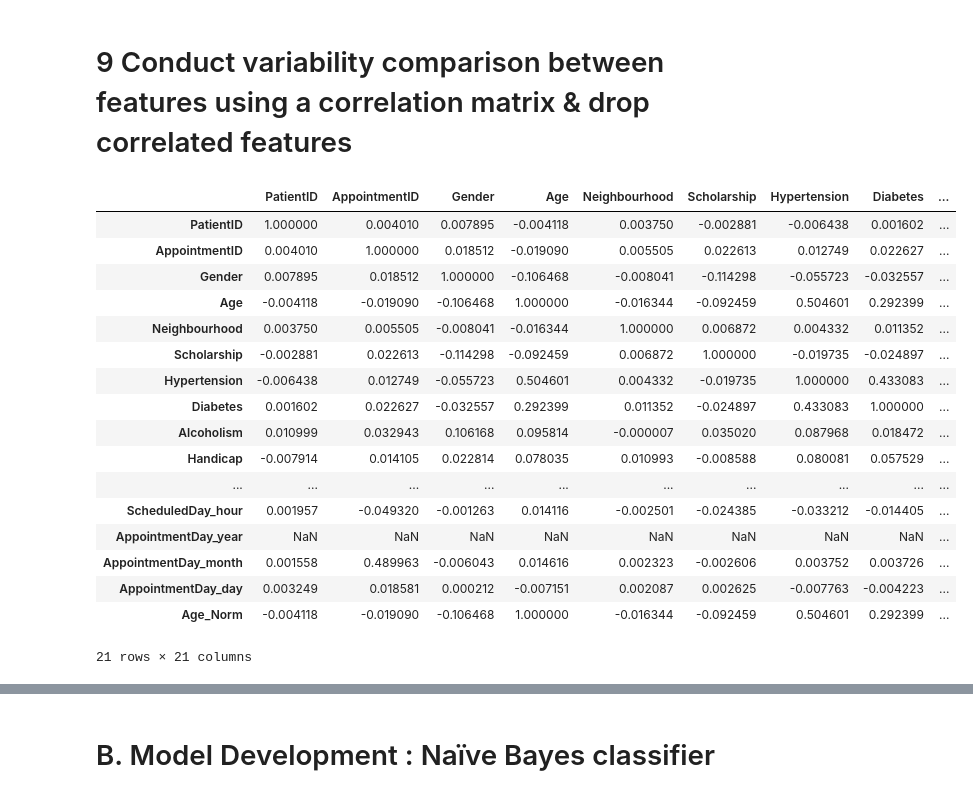
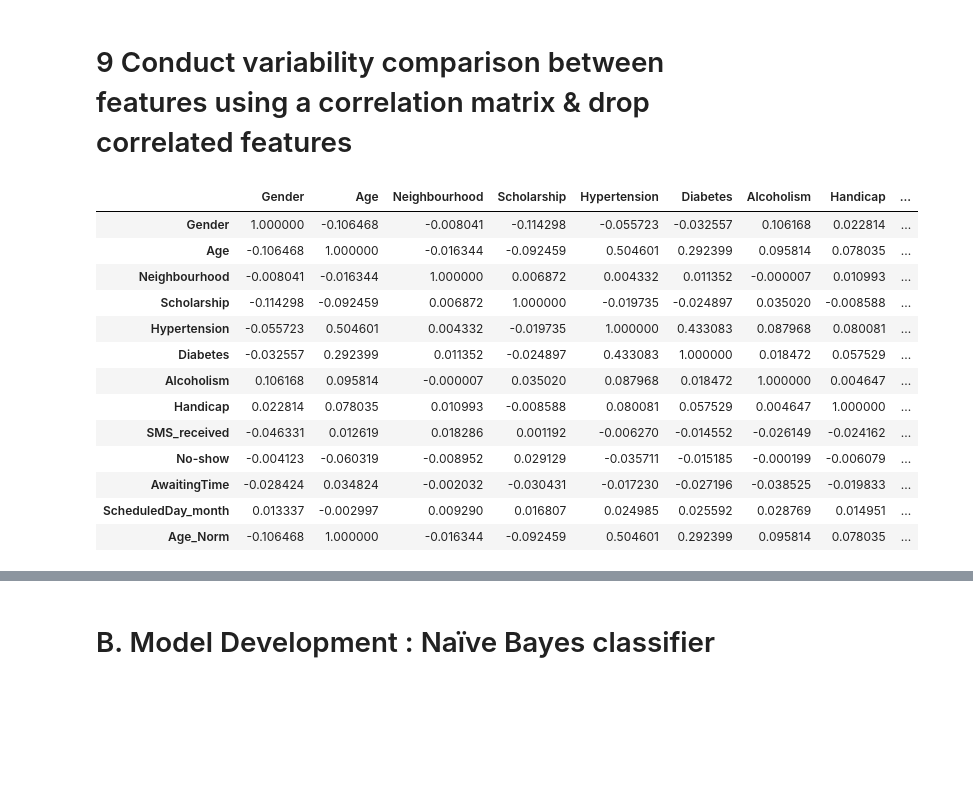
Before and after one commit to Liuyi95/IAI5101_Assignment1, a Jupyter notebook: Assignment1.ipynb, the cells around one changed output, grey strips where cells are left out. Cells and saved outputs as stored; diff of their text form; code cells hidden in the pictures; blank space fills up the shorter version.

Commit message:
All part, there are some error in part C 3 and 4, fix it tomorrow. For part A, some answer need to fix, like boxplot to show ourlier

```diff
--- a/Assignment1.ipynb
+++ b/Assignment1.ipynb
@@ -358,24 +367,23 @@ data.describe()
 # %% [markdown]
 # 9 Conduct variability comparison between features using a correlation matrix & drop correlated features
 # %%
-corr_matrix = data.corr()
+# Calculate the correlation matrix
+data_selected = data.drop(['PatientID', 'AppointmentID', 'ScheduledDay_year', 'ScheduledDay_day', 'ScheduledDay_hour',
+                           'AppointmentDay_year', 'AppointmentDay_month', 'AppointmentDay_day'], axis = 'columns')
+corr_matrix = data_selected.corr()
 corr_matrix
 # %% [output]
-|  | PatientID | AppointmentID | Gender | Age | Neighbourhood | Scholarship | Hypertension | Diabetes | ... |
-| PatientID | 1.000000 | 0.004010 | 0.007895 | -0.004118 | 0.003750 | -0.002881 | -0.006438 | 0.001602 | ... |
-| AppointmentID | 0.004010 | 1.000000 | 0.018512 | -0.019090 | 0.005505 | 0.022613 | 0.012749 | 0.022627 | ... |
-| Gender | 0.007895 | 0.018512 | 1.000000 | -0.106468 | -0.008041 | -0.114298 | -0.055723 | -0.032557 | ... |
-| Age | -0.004118 | -0.019090 | -0.106468 | 1.000000 | -0.016344 | -0.092459 | 0.504601 | 0.292399 | ... |
-| Neighbourhood | 0.003750 | 0.005505 | -0.008041 | -0.016344 | 1.000000 | 0.006872 | 0.004332 | 0.011352 | ... |
-| Scholarship | -0.002881 | 0.022613 | -0.114298 | -0.092459 | 0.006872 | 1.000000 | -0.019735 | -0.024897 | ... |
-| Hypertension | -0.006438 | 0.012749 | -0.055723 | 0.504601 | 0.004332 | -0.019735 | 1.000000 | 0.433083 | ... |
-| Diabetes | 0.001602 | 0.022627 | -0.032557 | 0.292399 | 0.011352 | -0.024897 | 0.433083 | 1.000000 | ... |
-| Alcoholism | 0.010999 | 0.032943 | 0.106168 | 0.095814 | -0.000007 | 0.035020 | 0.087968 | 0.018472 | ... |
-| Handicap | -0.007914 | 0.014105 | 0.022814 | 0.078035 | 0.010993 | -0.008588 | 0.080081 | 0.057529 | ... |
-| ... | ... | ... | ... | ... | ... | ... | ... | ... | ... |
-| ScheduledDay_hour | 0.001957 | -0.049320 | -0.001263 | 0.014116 | -0.002501 | -0.024385 | -0.033212 | -0.014405 | ... |
-| AppointmentDay_year | NaN | NaN | NaN | NaN | NaN | NaN | NaN | NaN | ... |
-| AppointmentDay_month | 0.001558 | 0.489963 | -0.006043 | 0.014616 | 0.002323 | -0.002606 | 0.003752 | 0.003726 | ... |
-| AppointmentDay_day | 0.003249 | 0.018581 | 0.000212 | -0.007151 | 0.002087 | 0.002625 | -0.007763 | -0.004223 | ... |
-| Age_Norm | -0.004118 | -0.019090 | -0.106468 | 1.000000 | -0.016344 | -0.092459 | 0.504601 | 0.292399 | ... |
+|  | Gender | Age | Neighbourhood | Scholarship | Hypertension | Diabetes | Alcoholism | Handicap | ... |
+| Gender | 1.000000 | -0.106468 | -0.008041 | -0.114298 | -0.055723 | -0.032557 | 0.106168 | 0.022814 | ... |
+| Age | -0.106468 | 1.000000 | -0.016344 | -0.092459 | 0.504601 | 0.292399 | 0.095814 | 0.078035 | ... |
+| Neighbourhood | -0.008041 | -0.016344 | 1.000000 | 0.006872 | 0.004332 | 0.011352 | -0.000007 | 0.010993 | ... |
+| Scholarship | -0.114298 | -0.092459 | 0.006872 | 1.000000 | -0.019735 | -0.024897 | 0.035020 | -0.008588 | ... |
+| Hypertension | -0.055723 | 0.504601 | 0.004332 | -0.019735 | 1.000000 | 0.433083 | 0.087968 | 0.080081 | ... |
+| Diabetes | -0.032557 | 0.292399 | 0.011352 | -0.024897 | 0.433083 | 1.000000 | 0.018472 | 0.057529 | ... |
+| Alcoholism | 0.106168 | 0.095814 | -0.000007 | 0.035020 | 0.087968 | 0.018472 | 1.000000 | 0.004647 | ... |
+| Handicap | 0.022814 | 0.078035 | 0.010993 | -0.008588 | 0.080081 | 0.057529 | 0.004647 | 1.000000 | ... |
+| SMS_received | -0.046331 | 0.012619 | 0.018286 | 0.001192 | -0.006270 | -0.014552 | -0.026149 | -0.024162 | ... |
+| No-show | -0.004123 | -0.060319 | -0.008952 | 0.029129 | -0.035711 | -0.015185 | -0.000199 | -0.006079 | ... |
+| AwaitingTime | -0.028424 | 0.034824 | -0.002032 | -0.030431 | -0.017230 | -0.027196 | -0.038525 | -0.019833 | ... |
+| ScheduledDay_month | 0.013337 | -0.002997 | 0.009290 | 0.016807 | 0.024985 | 0.025592 | 0.028769 | 0.014951 | ... |
+| Age_Norm | -0.106468 | 1.000000 | -0.016344 | -0.092459 | 0.504601 | 0.292399 | 0.095814 | 0.078035 | ... |
-21 rows × 21 columns
```
Also changed, not shown: parts of 18 cells of this notebook.
